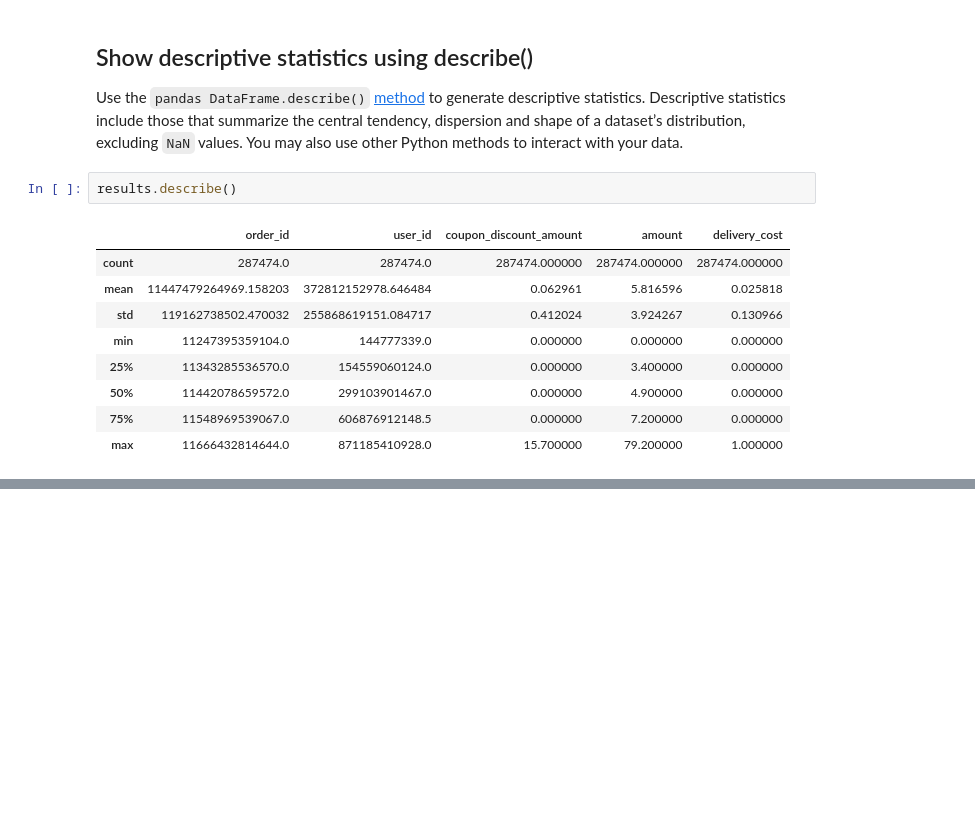
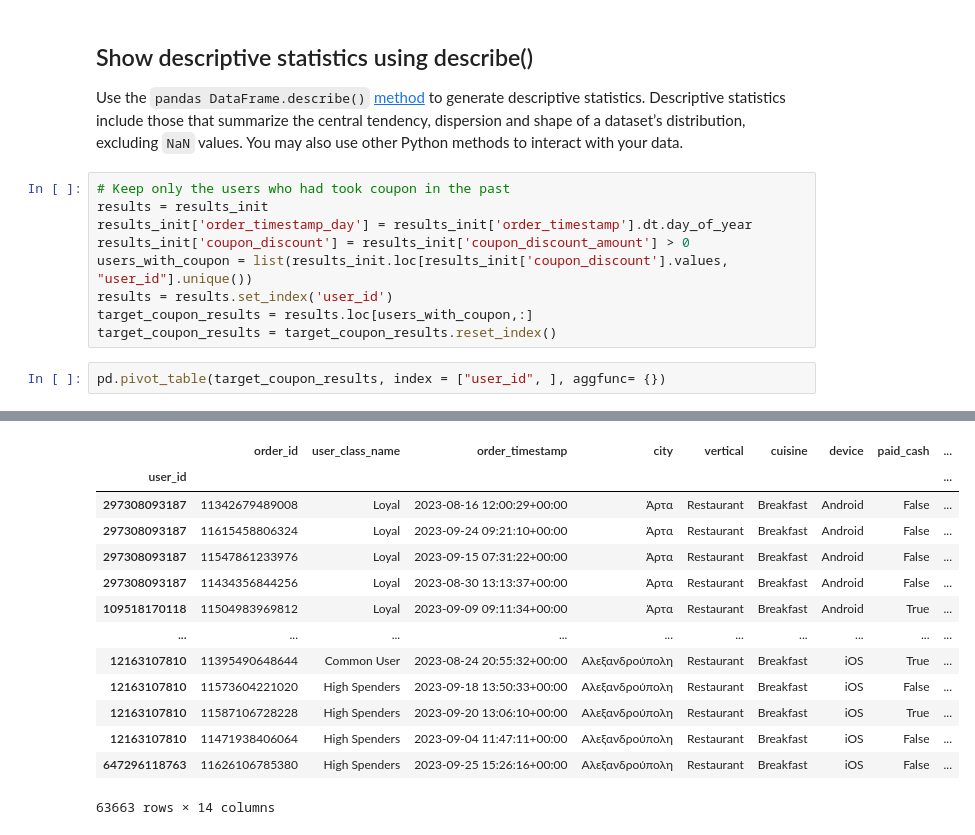
Before and after one commit to ADionysopoulos/efood_assesment, a Jupyter notebook: BigQuery_bquxjob_4268ce04_18b9ad7f5ea.ipynb, the cells around one changed output, grey strips where cells are left out. Cells and saved outputs as stored; diff of their text form; blank space fills up the shorter version.

Commit message:
Filter the initial data keeping only  the target population the clients with coupon in their history. So as to investigate the effect of coupon before and after.

````diff
--- a/BigQuery_bquxjob_4268ce04_18b9ad7f5ea.ipynb
+++ b/BigQuery_bquxjob_4268ce04_18b9ad7f5ea.ipynb
@@ -62,15 +59,15 @@ to generate descriptive statistics. Descriptive statistics include those that
 summarize the central tendency, dispersion and shape of a dataset’s
 distribution, excluding ```NaN``` values. You may also use other Python methods
 to interact with your data.
-# %%
-results.describe()
-# %% [output]
-|  | order_id | user_id | coupon_discount_amount | amount | delivery_cost |
-| count | 287474.0 | 287474.0 | 287474.000000 | 287474.000000 | 287474.000000 |
-| mean | 11447479264969.158203 | 372812152978.646484 | 0.062961 | 5.816596 | 0.025818 |
-| std | 119162738502.470032 | 255868619151.084717 | 0.412024 | 3.924267 | 0.130966 |
-| min | 11247395359104.0 | 144777339.0 | 0.000000 | 0.000000 | 0.000000 |
-| 25% | 11343285536570.0 | 154559060124.0 | 0.000000 | 3.400000 | 0.000000 |
-| 50% | 11442078659572.0 | 299103901467.0 | 0.000000 | 4.900000 | 0.000000 |
-| 75% | 11548969539067.0 | 606876912148.5 | 0.000000 | 7.200000 | 0.000000 |
-| max | 11666432814644.0 | 871185410928.0 | 15.700000 | 79.200000 | 1.000000 |
+# %%
+# Keep only the users who had took coupon in the past
+results = results_init
+results_init['order_timestamp_day'] = results_init['order_timestamp'].dt.day_of_year
+results_init['coupon_discount'] = results_init['coupon_discount_amount'] > 0
+users_with_coupon = list(results_init.loc[results_init['coupon_discount'].values, "user_id"].unique())
+results = results.set_index('user_id')
+target_coupon_results = results.loc[users_with_coupon,:]
+target_coupon_results = target_coupon_results.reset_index()
+# %%
+pd.pivot_table(target_coupon_results, index = ["user_id", ], aggfunc= {})
+# %% [output]
@@ -76,0 +75,14 @@ results.describe()
+|  | order_id | user_class_name | order_timestamp | city | vertical | cuisine | device | paid_cash | ... |
+| user_id |  |  |  |  |  |  |  |  | ... |
+| 297308093187 | 11342679489008 | Loyal | 2023-08-16 12:00:29+00:00 | Άρτα | Restaurant | Breakfast | Android | False | ... |
+| 297308093187 | 11615458806324 | Loyal | 2023-09-24 09:21:10+00:00 | Άρτα | Restaurant | Breakfast | Android | False | ... |
+| 297308093187 | 11547861233976 | Loyal | 2023-09-15 07:31:22+00:00 | Άρτα | Restaurant | Breakfast | Android | False | ... |
+| 297308093187 | 11434356844256 | Loyal | 2023-08-30 13:13:37+00:00 | Άρτα | Restaurant | Breakfast | Android | False | ... |
+| 109518170118 | 11504983969812 | Loyal | 2023-09-09 09:11:34+00:00 | Άρτα | Restaurant | Breakfast | Android | True | ... |
+| ... | ... | ... | ... | ... | ... | ... | ... | ... | ... |
+| 12163107810 | 11395490648644 | Common User | 2023-08-24 20:55:32+00:00 | Αλεξανδρούπολη | Restaurant | Breakfast | iOS | True | ... |
+| 12163107810 | 11573604221020 | High Spenders | 2023-09-18 13:50:33+00:00 | Αλεξανδρούπολη | Restaurant | Breakfast | iOS | False | ... |
+| 12163107810 | 11587106728228 | High Spenders | 2023-09-20 13:06:10+00:00 | Αλεξανδρούπολη | Restaurant | Breakfast | iOS | True | ... |
+| 12163107810 | 11471938406064 | High Spenders | 2023-09-04 11:47:11+00:00 | Αλεξανδρούπολη | Restaurant | Breakfast | iOS | False | ... |
+| 647296118763 | 11626106785380 | High Spenders | 2023-09-25 15:26:16+00:00 | Αλεξανδρούπολη | Restaurant | Breakfast | iOS | False | ... |
+63663 rows × 14 columns
````
Also changed, not shown: parts of 2 cells of this notebook.
